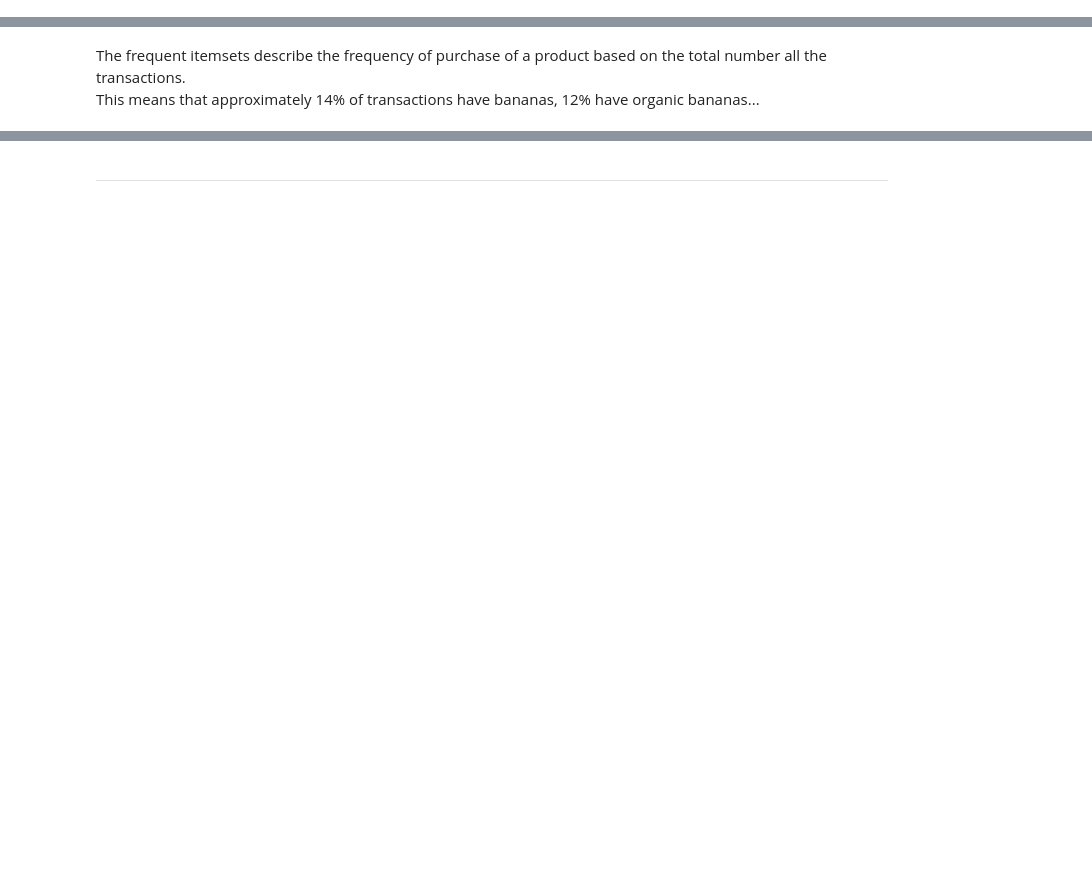
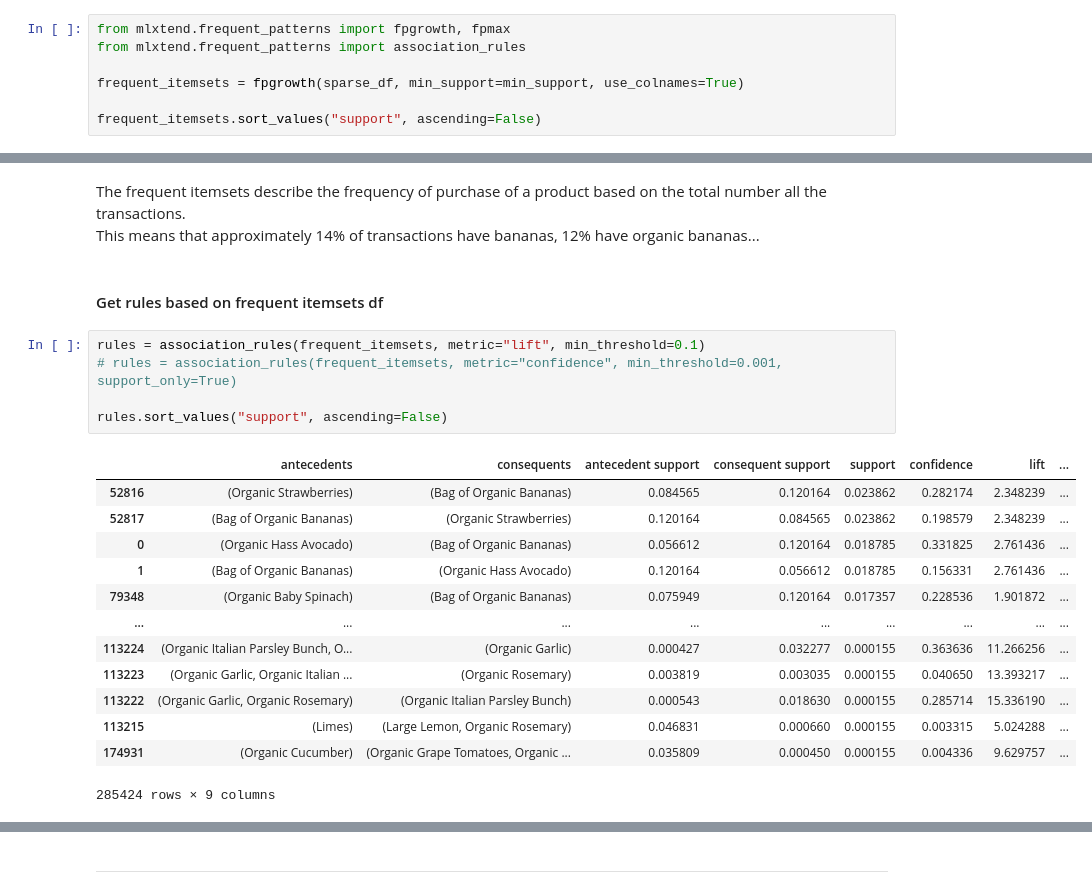
Before and after one commit to monolabs/products_association, a Jupyter notebook: notebooks/arm_experimental.ipynb, the cells around one changed output, grey strips where cells are left out. Drawn from its saved outputs; the diff is of its cells as text; blank space fills up the shorter version.

```diff
--- a/notebooks/arm_experimental.ipynb
+++ b/notebooks/arm_experimental.ipynb
@@ -205,0 +222,7 @@ Error: Kernel is dead
+# %%
+from mlxtend.frequent_patterns import fpgrowth, fpmax
+from mlxtend.frequent_patterns import association_rules
+
+frequent_itemsets = fpgrowth(sparse_df, min_support=min_support, use_colnames=True)
+
+frequent_itemsets.sort_values("support", ascending=False)
@@ -206,3 +243,24 @@ Error: Kernel is dead
 # %% [markdown]
 The frequent itemsets describe the frequency of purchase of a product based on the total number all the transactions.
 This means that approximately 14% of transactions have bananas, 12% have organic bananas...
+# %% [markdown]
+#### Get rules based on frequent itemsets df
+# %%
+rules = association_rules(frequent_itemsets, metric="lift", min_threshold=0.1)
+# rules = association_rules(frequent_itemsets, metric="confidence", min_threshold=0.001, support_only=True)
+
+rules.sort_values("support", ascending=False)
+# %% [output]
+|  | antecedents | consequents | antecedent support | consequent support | support | confidence | lift | ... |
+| 52816 | (Organic Strawberries) | (Bag of Organic Bananas) | 0.084565 | 0.120164 | 0.023862 | 0.282174 | 2.348239 | ... |
+| 52817 | (Bag of Organic Bananas) | (Organic Strawberries) | 0.120164 | 0.084565 | 0.023862 | 0.198579 | 2.348239 | ... |
+| 0 | (Organic Hass Avocado) | (Bag of Organic Bananas) | 0.056612 | 0.120164 | 0.018785 | 0.331825 | 2.761436 | ... |
+| 1 | (Bag of Organic Bananas) | (Organic Hass Avocado) | 0.120164 | 0.056612 | 0.018785 | 0.156331 | 2.761436 | ... |
+| 79348 | (Organic Baby Spinach) | (Bag of Organic Bananas) | 0.075949 | 0.120164 | 0.017357 | 0.228536 | 1.901872 | ... |
+| ... | ... | ... | ... | ... | ... | ... | ... | ... |
+| 113224 | (Organic Italian Parsley Bunch, O... | (Organic Garlic) | 0.000427 | 0.032277 | 0.000155 | 0.363636 | 11.266256 | ... |
+| 113223 | (Organic Garlic, Organic Italian ... | (Organic Rosemary) | 0.003819 | 0.003035 | 0.000155 | 0.040650 | 13.393217 | ... |
+| 113222 | (Organic Garlic, Organic Rosemary) | (Organic Italian Parsley Bunch) | 0.000543 | 0.018630 | 0.000155 | 0.285714 | 15.336190 | ... |
+| 113215 | (Limes) | (Large Lemon, Organic Rosemary) | 0.046831 | 0.000660 | 0.000155 | 0.003315 | 5.024288 | ... |
+| 174931 | (Organic Cucumber) | (Organic Grape Tomatoes, Organic ... | 0.035809 | 0.000450 | 0.000155 | 0.004336 | 9.629757 | ... |
+285424 rows × 9 columns
```
Also changed, not shown: parts of 22 cells of this notebook.
